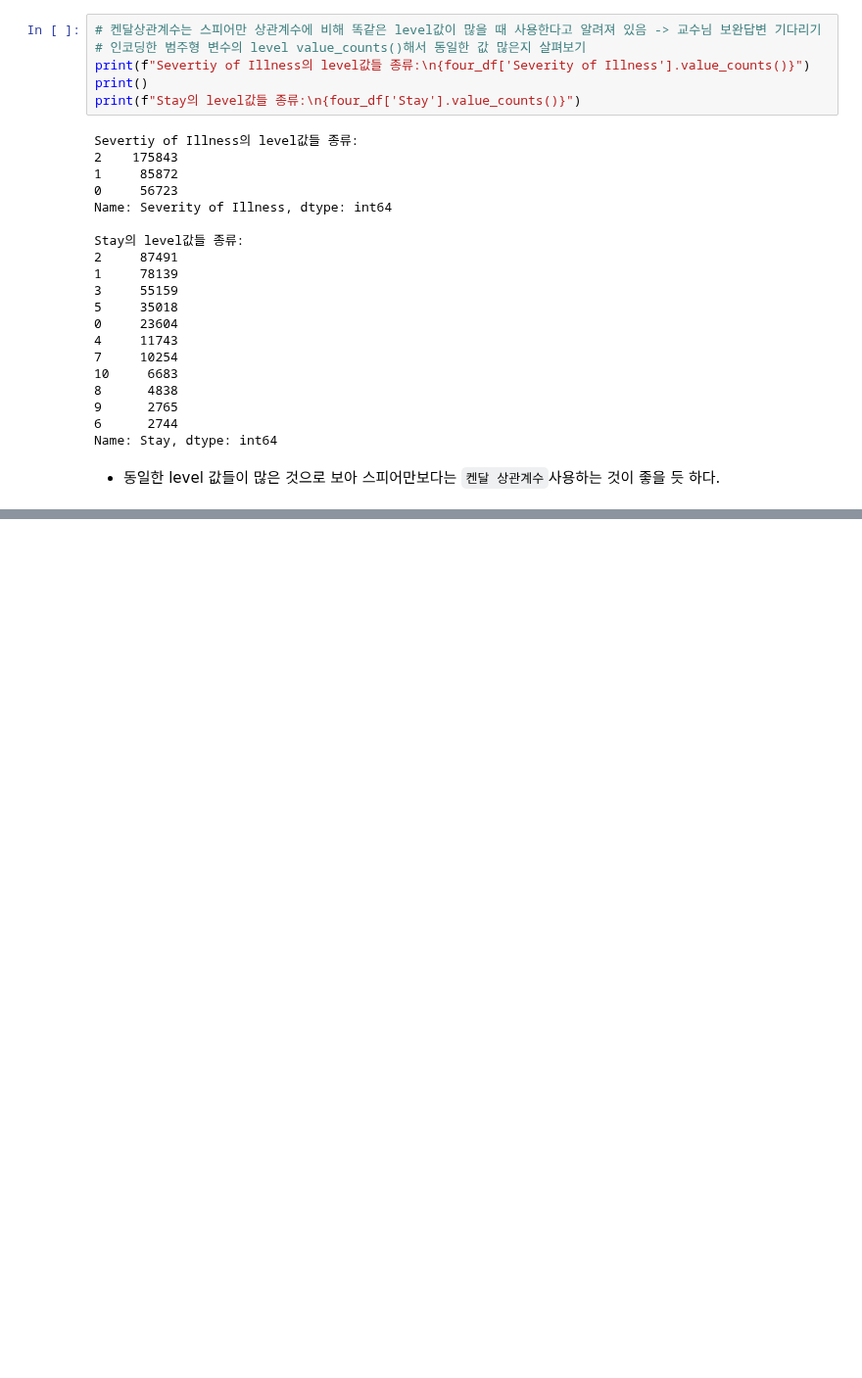
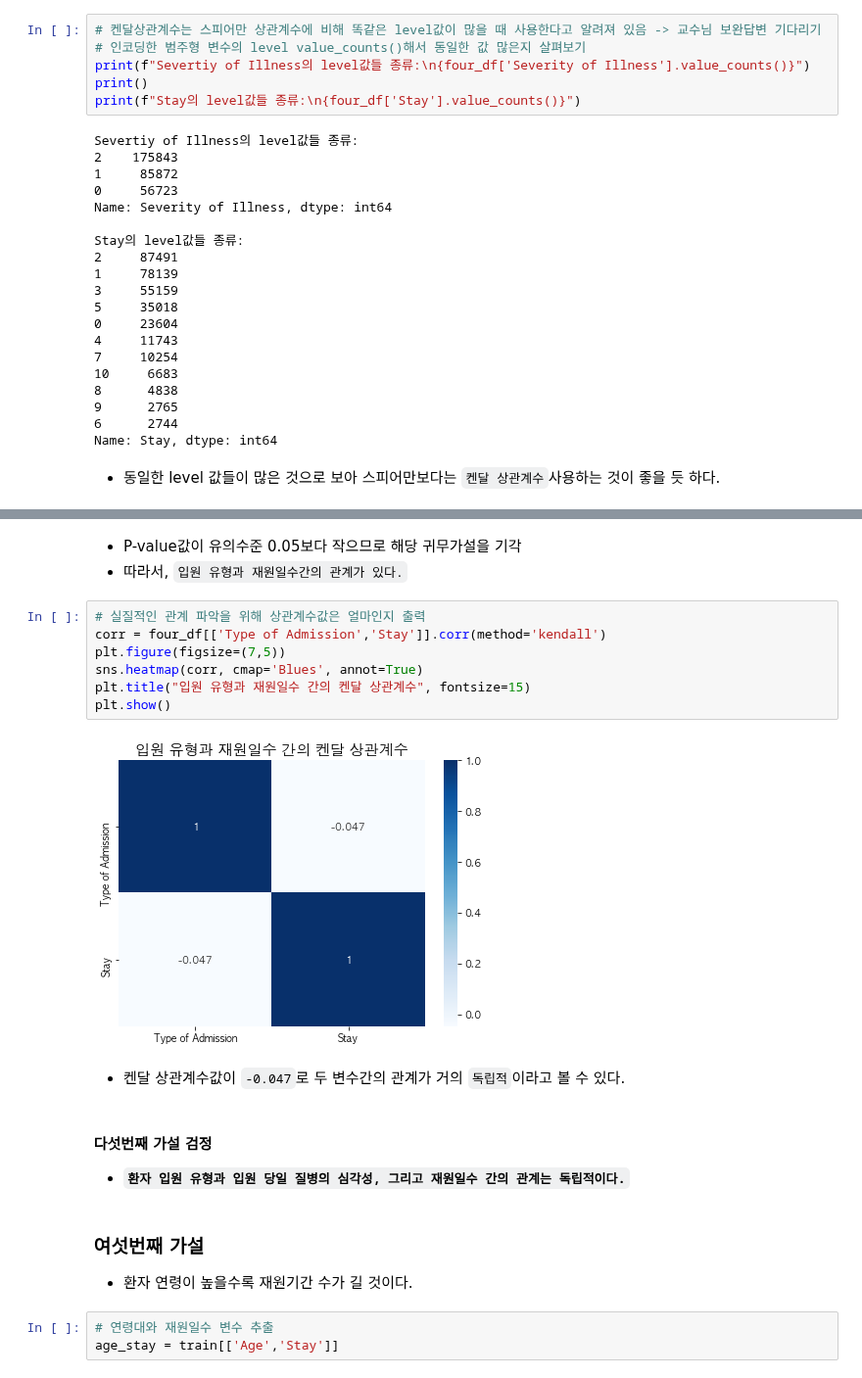
Before and after one commit to young-hun-jo/DataAnalysis, a Jupyter notebook: healthcare_los/analysis_myself.ipynb, the cells around one changed output, grey strips where cells are left out. Shown at 98% size. Cells and saved outputs as stored; diff of their text form; blank space fills up the shorter version.

```diff
--- a/healthcare_los/analysis_myself.ipynb
+++ b/healthcare_los/analysis_myself.ipynb
@@ -1133,0 +1200,25 @@ Name: Stay, dtype: int64
+# %% [markdown]
+- P-value값이 유의수준 0.05보다 작으므로 해당 귀무가설을 기각
+- 따라서, ``입원 유형과 재원일수간의 관계가 있다.``
+# %%
+# 실질적인 관계 파악을 위해 상관계수값은 얼마인지 출력
+corr = four_df[['Type of Admission','Stay']].corr(method='kendall')
+plt.figure(figsize=(7,5))
+sns.heatmap(corr, cmap='Blues', annot=True)
+plt.title("입원 유형과 재원일수 간의 켄달 상관계수", fontsize=15)
+plt.show()
+# %% [output]
+[figure, added]
+# %% [markdown]
+- 켄달 상관계수값이 ``-0.047``로 두 변수간의 관계가 거의 ``독립적``이라고 볼 수 있다.
+# %% [markdown]
+#### 다섯번째 가설 검정
+
+- **``환자 입원 유형과 입원 당일 질병의 심각성, 그리고 재원일수 간의 관계는 독립적이다.``**
+# %% [markdown]
+### 여섯번째 가설
+
+- 환자 연령이 높을수록 재원기간 수가 길 것이다.
+# %%
+# 연령대와 재원일수 변수 추출
+age_stay = train[['Age','Stay']]
```
Also changed, not shown: parts of 24 cells of this notebook.
